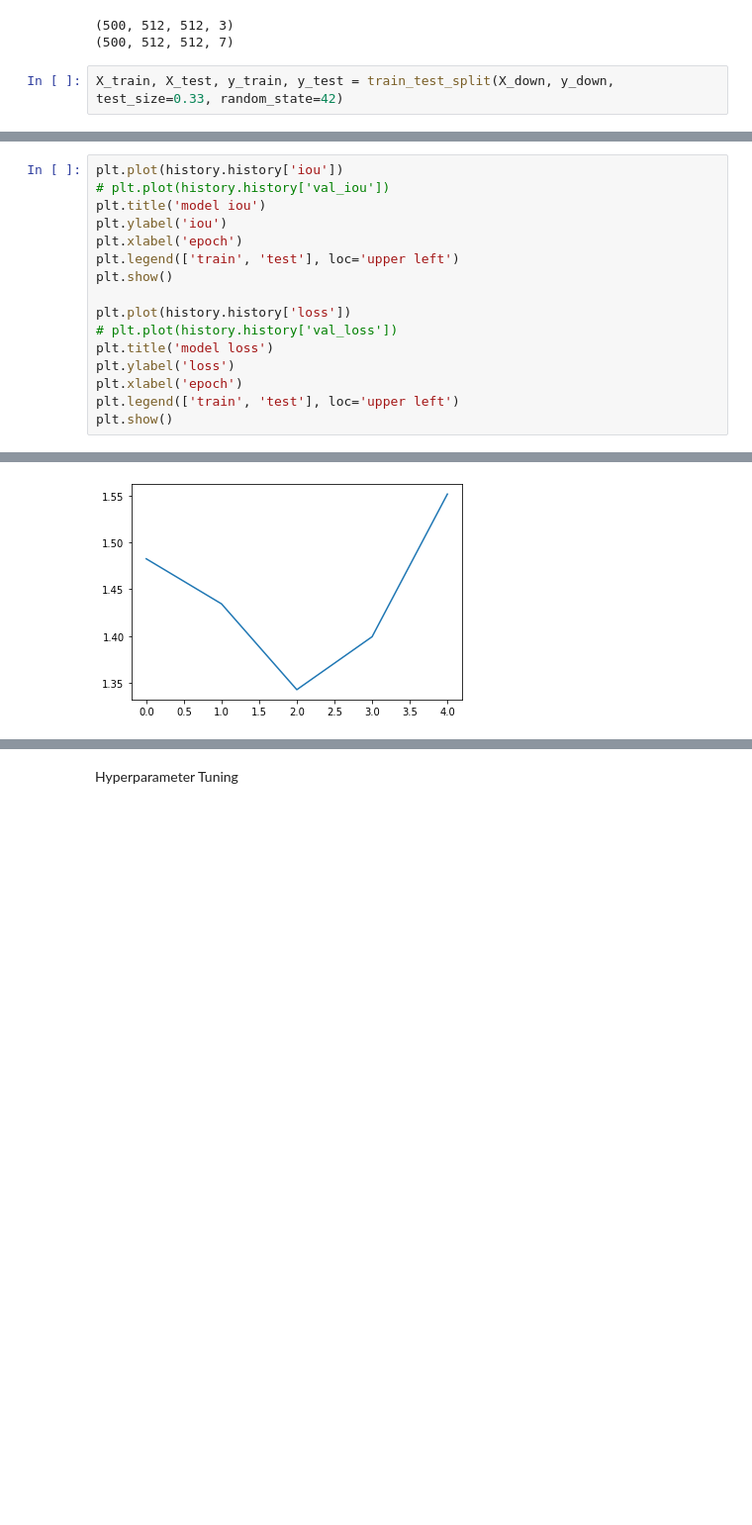
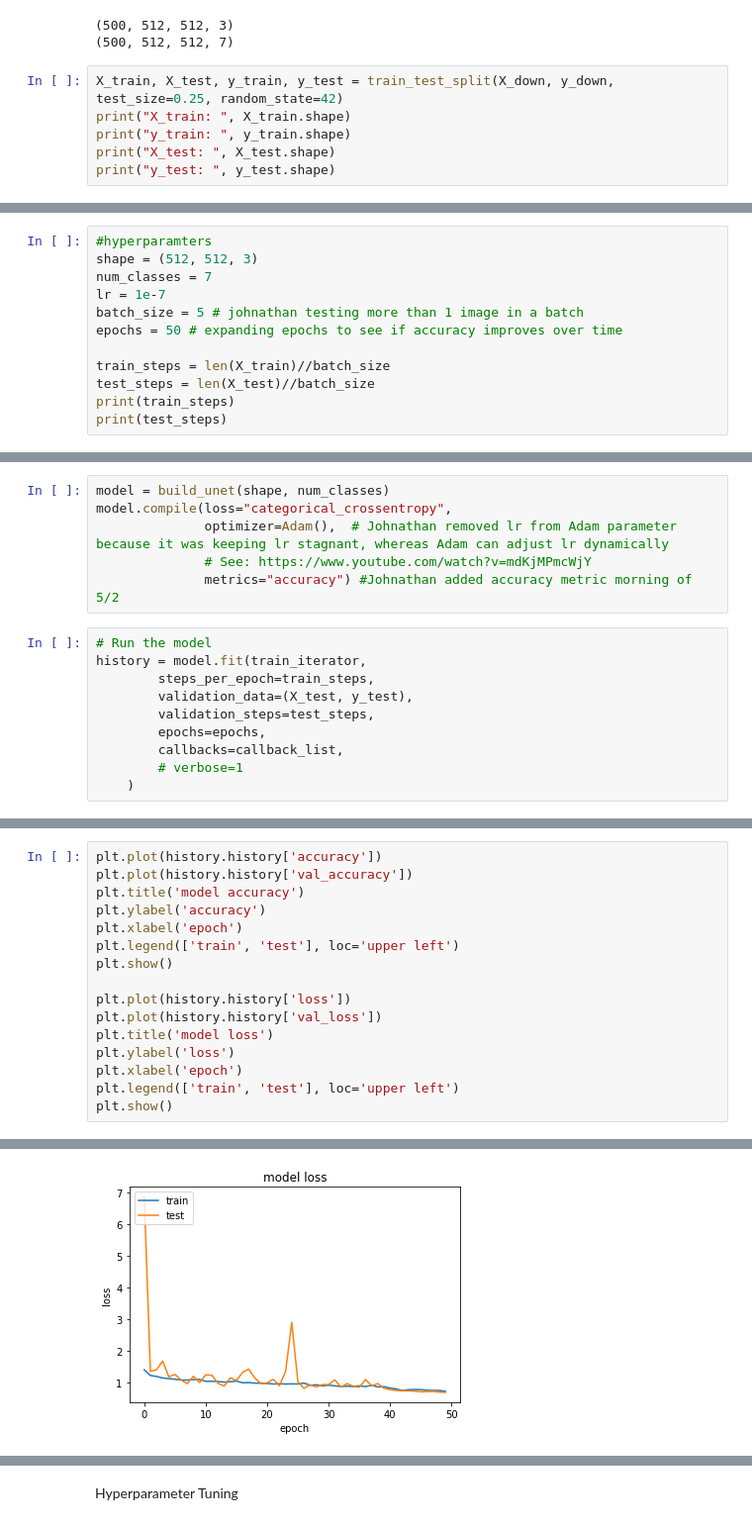
Before and after one commit to johnatawnclementawn/LandCoverSemanticSegmentation, a Jupyter notebook: landCov_semSeg.ipynb, the cells around one changed output, grey strips where cells are left out. Shown at 99% size. Drawn from its saved outputs; the diff is of its cells as text; blank space fills up the shorter version.

Commit message:
Unet predict well after not scaling

```diff
--- a/landCov_semSeg.ipynb
+++ b/landCov_semSeg.ipynb
@@ -523,4 +604,8 @@ print(y_down.shape)
 (500, 512, 512, 3)
 (500, 512, 512, 7)
 # %%
-X_train, X_test, y_train, y_test = train_test_split(X_down, y_down, test_size=0.33, random_state=42)
+X_train, X_test, y_train, y_test = train_test_split(X_down, y_down, test_size=0.25, random_state=42)
+print("X_train: ", X_train.shape)
+print("y_train: ", y_train.shape)
+print("X_test: ", X_test.shape)
+print("y_test: ", y_test.shape)
@@ -544,0 +635,12 @@ Batches train=112, test=55
+# %%
+#hyperparamters
+shape = (512, 512, 3)
+num_classes = 7
+lr = 1e-7
+batch_size = 5 # johnathan testing more than 1 image in a batch
+epochs = 50 # expanding epochs to see if accuracy improves over time
+
+train_steps = len(X_train)//batch_size
+test_steps = len(X_test)//batch_size
+print(train_steps)
+print(test_steps)
@@ -603,0 +671,16 @@ history = simple_unet.fit_generator(train_iterator,
+# %%
+model = build_unet(shape, num_classes)
+model.compile(loss="categorical_crossentropy",
+              optimizer=Adam(),  # Johnathan removed lr from Adam parameter because it was keeping lr stagnant, whereas Adam can adjust lr dynamically
+              # See: https://www.youtube.com/watch?v=mdKjMPmcWjY
+              metrics="accuracy") #Johnathan added accuracy metric morning of 5/2
+# %%
+# Run the model
+history = model.fit(train_iterator,
+        steps_per_epoch=train_steps,
+        validation_data=(X_test, y_test),
+        validation_steps=test_steps,
+        epochs=epochs,
+        callbacks=callback_list,
+        # verbose=1
+    )
@@ -604,14 +705,14 @@ history = simple_unet.fit_generator(train_iterator,
 # %%
-plt.plot(history.history['iou'])
-# plt.plot(history.history['val_iou'])
-plt.title('model iou')
-plt.ylabel('iou')
+plt.plot(history.history['accuracy'])
+plt.plot(history.history['val_accuracy'])
+plt.title('model accuracy')
+plt.ylabel('accuracy')
 plt.xlabel('epoch')
 plt.legend(['train', 'test'], loc='upper left')
 plt.show()
 
 plt.plot(history.history['loss'])
-# plt.plot(history.history['val_loss'])
+plt.plot(history.history['val_loss'])
 plt.title('model loss')
 plt.ylabel('loss')
 plt.xlabel('epoch')
@@ -623,2 +723,2 @@ KeyError: ignored
-[figure, old version]
+[figure, new version]
 # %%
```
Also changed, not shown: parts of 21 cells of this notebook, 2 other files.
